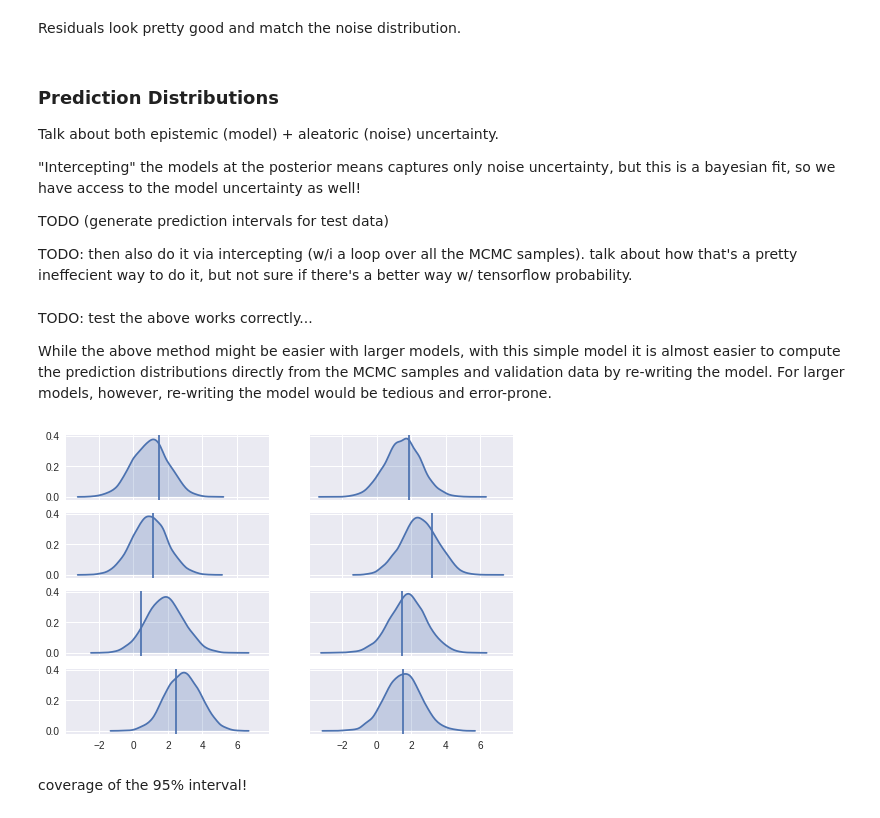
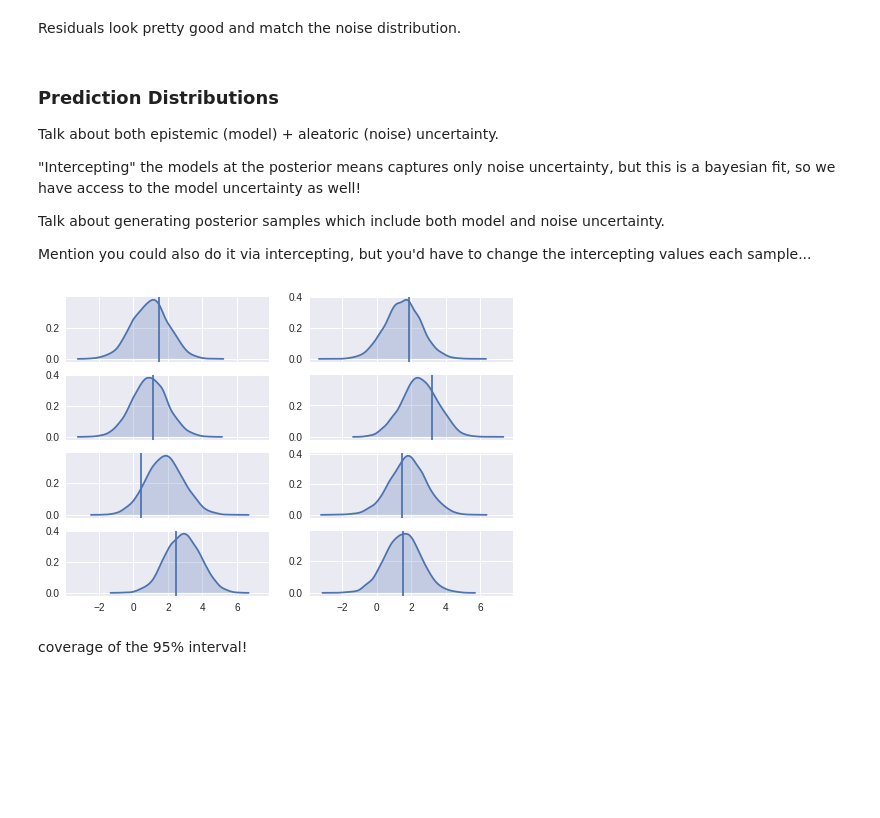
Before and after one commit to brendanhasz/tfp-bayesian-regression, a Jupyter notebook: TFP_Linear_Regression.ipynb, the cells around one changed output. Saved outputs shown, nothing was run; the diff lists cells and outputs as text; code cells hidden in the pictures; blank space fills up the shorter version.

```diff
--- a/TFP_Linear_Regression.ipynb
+++ b/TFP_Linear_Regression.ipynb
@@ -351,65 +351,32 @@ Talk about both epistemic (model) + aleatoric (noise) uncertainty.
 
 "Intercepting" the models at the posterior means captures only noise uncertainty, but this is a bayesian fit, so we have access to the model uncertainty as well!
 
-TODO (generate prediction intervals for test data)
+Talk about generating posterior samples which include both model and noise uncertainty.
 
-TODO: then also do it via intercepting (w/i a loop over all the MCMC samples). talk about how that's a pretty ineffecient way to do it, but not sure if there's a better way w/ tensorflow probability.
+Mention you could also do it via intercepting, but you'd have to change the intercepting values each sample...
-# %%
-# Number of MCMC samples
-Nmcmc = coeffs_samples.shape[0]
-
-# Iterator through the MCMC samples
-sample_iterator = iter(range(Nmcmc))
-
-# Interceptor which uses a different MCMC sample's values each time
-def interceptor(f, *args, **kwargs):
-  ix = next(sample_iterator)
-  name = kwargs.pop("name")
-  if name == "coeffs":
-    kwargs["value"] = np.reshape(coeffs_samples[ix,:], (4,1))
-  elif name == "bias":
-    kwargs["value"] = bias_samples[ix]
-  elif name == "noise_std":
-    kwargs["value"] = noise_std_samples[ix]
-  return f(*args, **kwargs)
-
-# Sample the prediction distribution for each MCMC sample
-prediction_distribution = np.zeros((Nmcmc, N_val))
-for i in range(Nmcmc):
-
-  with ed.interception(interceptor):
-    posterior = linear_regression(features=x_val)
-
-  with tf.Session() as sess:
-    prediction_distribution[i,:] = sess.run(posterior.distribution.sample())[:,0]
-# %% [markdown]
-TODO: test the above works correctly...
-
-While the above method might be easier with larger models, with this simple model it is almost easier to compute the prediction distributions directly from the MCMC samples and validation data by re-writing the model.  For larger models, however, re-writing the model would be tedious and error-prone.
 # %%
 def ind_prediction_distribution(X):
   '''Compute the prediction distribution for an individual validation example'''
   predictions = np.matmul(X, coeffs_samples.transpose()) + bias_samples[:,0]
   noise = noise_std_samples[:,0]*np.random.randn(noise_std_samples.shape[0])
   return predictions + noise
 
 # Compute prediction distribution for all validation samples
 Nmcmc = coeffs_samples.shape[0]
 prediction_distribution = np.zeros((N_val, Nmcmc))
 for i in range(N_val):
   prediction_distribution[i,:] = ind_prediction_distribution(x_val[i,:])
 
 # Plot random datapoints and their prediction intervals
-
-fig, axes = plt.subplots(4, 2, sharex='all', sharey='all')
+fig, axes = plt.subplots(4, 2, sharex='all')
 for i in range(4):
   for j in range(2):
     ix = i*2+j
     pred_dist = prediction_distribution[ix,:]
     sns.kdeplot(pred_dist, shade=True, ax=axes[i][j])
     axes[i][j].axvline(x=y_val[ix,0])
 # %% [output]
-[figure, old version]
+[figure, new version]
 # %% [markdown]
 coverage of the 95% interval!
 # %%
```
Also changed, not shown: parts of 24 cells of this notebook.
